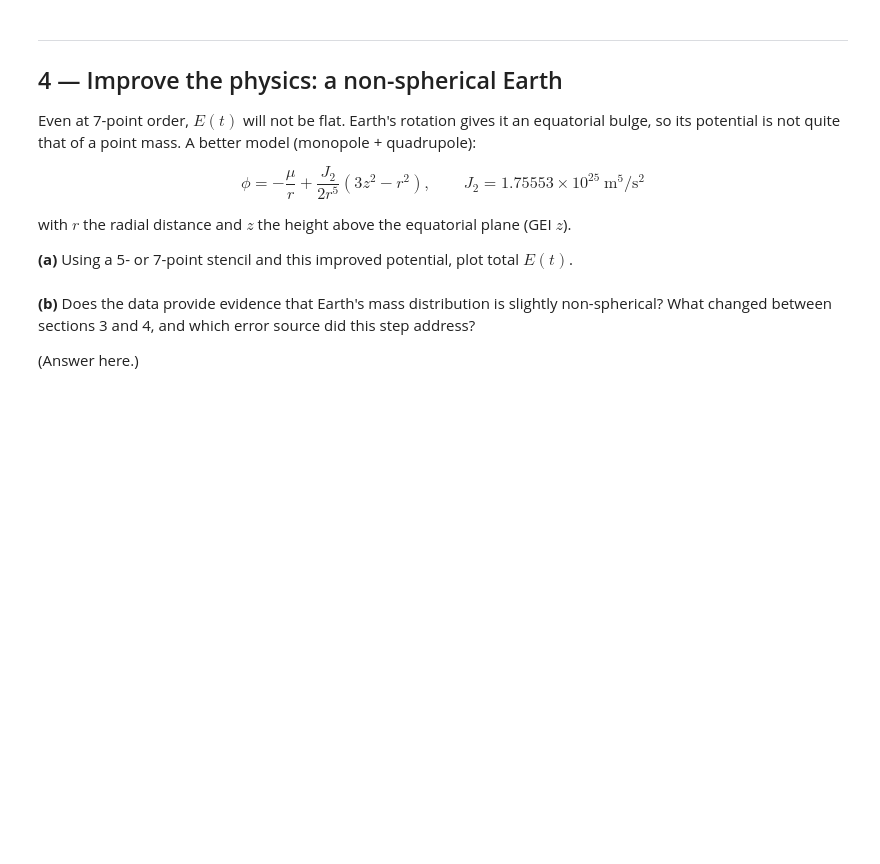
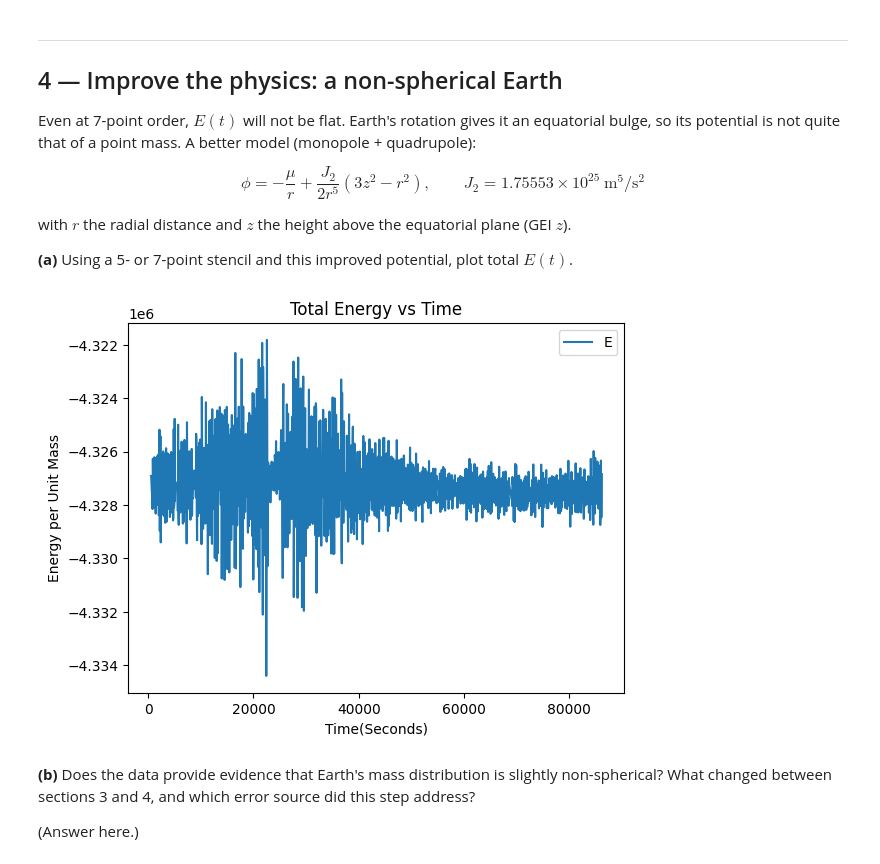
Before and after one commit to wrokh/Assignment1, a Jupyter notebook: AssignmentOne.ipynb, the cells around one changed output. Cells and saved outputs as stored; diff of their text form; code cells hidden in the pictures; blank space fills up the shorter version.

Commit message:
Finished up part 4
Completed part four, just took code from above and changed calculation
for E to match the non-spherical Earth part

```diff
--- a/AssignmentOne.ipynb
+++ b/AssignmentOne.ipynb
@@ -368,14 +368,59 @@ with $r$ the radial distance and $z$ the height above the equatorial plane (GEI
 # %%
 def q4_plots(time, position):
     """
     Docstring goes here
     """
-    # Code goes here
+    u = 3.98600440e14
+    Jtwo = 1.75553e25
+    # Convert position to Meters
+    positionMeter = position*1000
+
+    # Find Step
+    step = time[1] - time[0]
+
+    # Velocity calculations
+    stencil = 7
+    if stencil == 3:
+        trim = 1
+    if stencil == 5:
+        trim = 2
+    if stencil == 7:
+        trim = 3
+    vx = central_diff(positionMeter[:,0], step, stencil)
+    vy = central_diff(positionMeter[:,1], step, stencil)
+    vz = central_diff(positionMeter[:,2], step, stencil)
+    # Central diff was used so both position and time must be trimmed to be used with this data
+
+    trimmedTime = trim_edges(time,trim)
+    trimmedPosition = trim_edges(positionMeter,trim)
+
+    # Need Radius to Earth for PE
+    r = np.sqrt(trimmedPosition[:,0]**2+trimmedPosition[:,1]**2+trimmedPosition[:,2]**2)
+
+    # I need z for PE
+    z = trimmedPosition[:,2]
+
+    # Energy Equations
+    KE = 0.5*(vx**2+vy**2+vz**2)
+    PE = (-u/r) + ((Jtwo)/(2*r**5)) * (3*z**2-r**2)
+    E = KE+PE
+
+    # Plot a)
+    plt.figure()
+    plt.plot(trimmedTime,E,label="E")
+    plt.xlabel("Time(Seconds)")
+    plt.ylabel("Energy per Unit Mass")
+    plt.title("Total Energy vs Time")
+    plt.legend()
+    plt.show()
+
 
 
 filename = 'data.txt'
 time, position = read_orbit_file(filename, n_header_lines=10)
 q4_plots(time, position)
+# %% [output]
+[figure, added]
 # %% [markdown]
 **(b)** Does the data provide evidence that Earth's mass distribution is slightly non-spherical?
 What changed between sections 3 and 4, and which error source did this step address?
```
